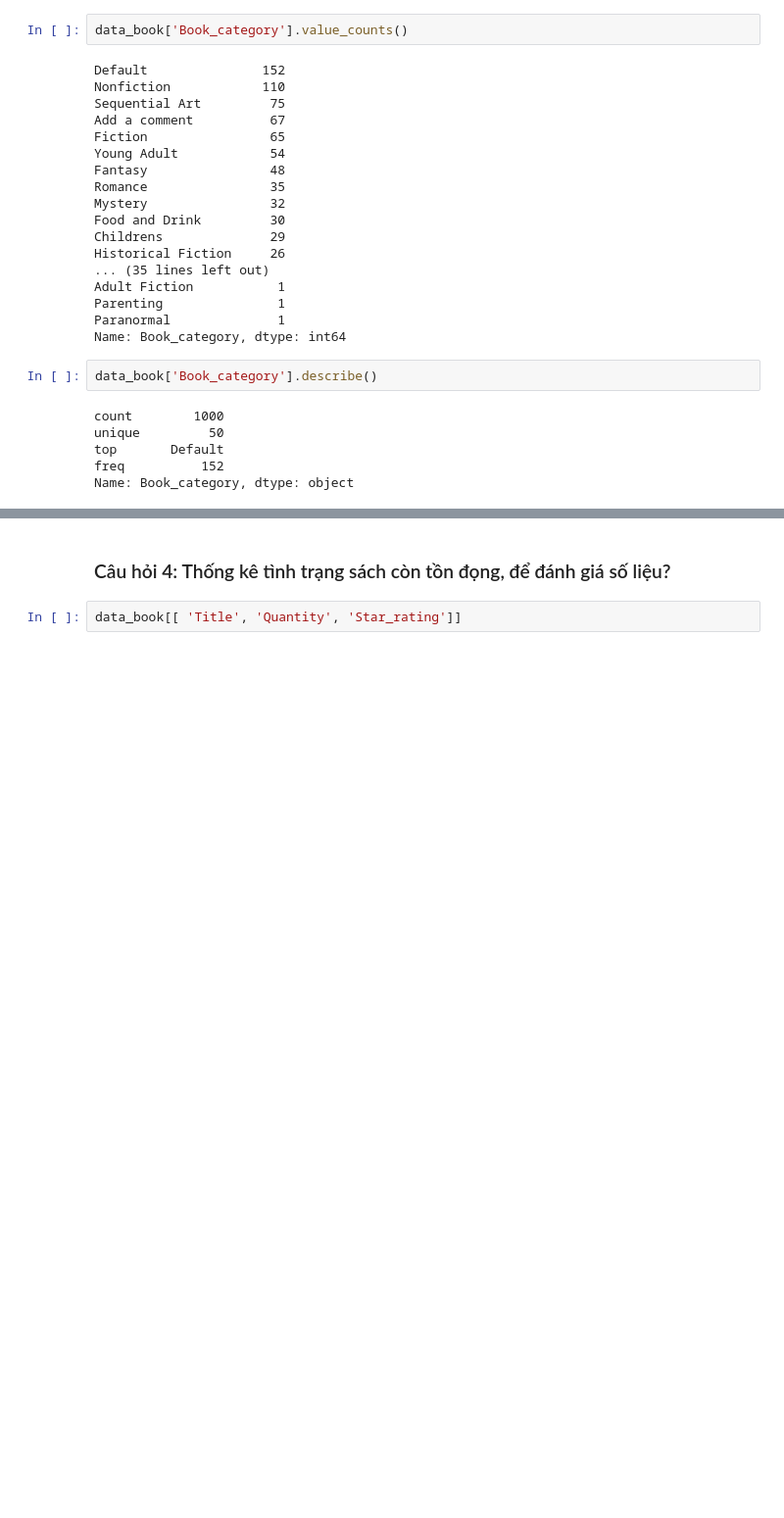
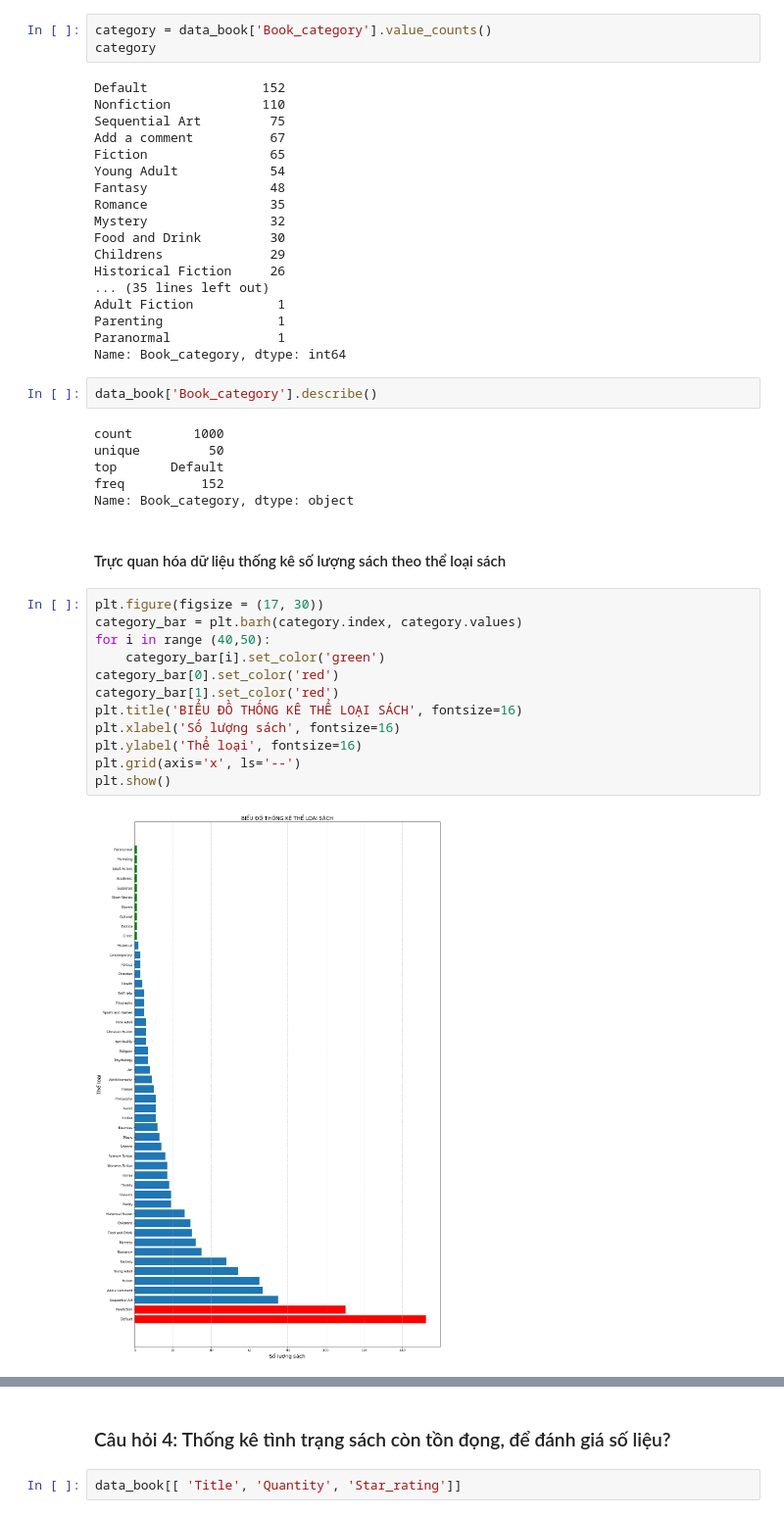
Before and after one commit to Iamdungx/data_analytics_of_a_bookstore, a Jupyter notebook: clean_processing_of_data.ipynb, the cells around one changed output, grey strips where cells are left out. Shown at 98% size. Saved outputs shown, nothing was run; the diff lists cells and outputs as text; blank space fills up the shorter version.

```diff
--- a/clean_processing_of_data.ipynb
+++ b/clean_processing_of_data.ipynb
@@ -320,5 +314,6 @@ data_book[['Title', 'Star_rating']][data_book['Star_rating']==4]
 # %%
-data_book['Book_category'].value_counts()
+category = data_book['Book_category'].value_counts()
+category
 # %% [output]
 Default               152
 Nonfiction            110
@@ -345,6 +340,22 @@ unique         50
 top       Default
 freq          152
 Name: Book_category, dtype: object
+# %% [markdown]
+#### Trực quan hóa dữ liệu thống kê số lượng sách theo thể loại sách
+# %%
+plt.figure(figsize = (17, 30))
+category_bar = plt.barh(category.index, category.values)
+for i in range (40,50):
+    category_bar[i].set_color('green')
+category_bar[0].set_color('red')
+category_bar[1].set_color('red')
+plt.title('BIỂU ĐỒ THỐNG KÊ THỂ LOẠI SÁCH', fontsize=16)
+plt.xlabel('Số lượng sách', fontsize=16)
+plt.ylabel('Thể loại', fontsize=16)
+plt.grid(axis='x', ls='--')
+plt.show()
+# %% [output]
+[figure, added]
 # %% [markdown]
 <img src='pic/insight.png' width='200px' align='left'>
 
```
Also changed, not shown: parts of 27 cells of this notebook, 2 other files.
